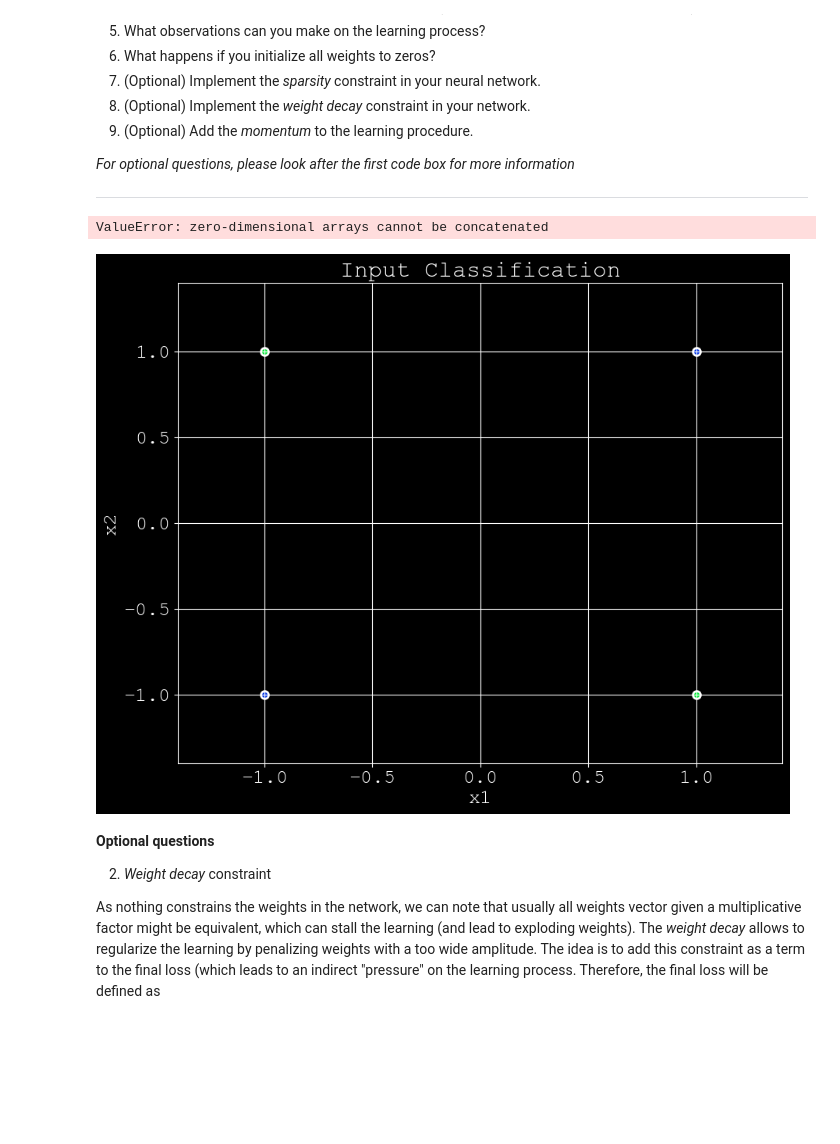
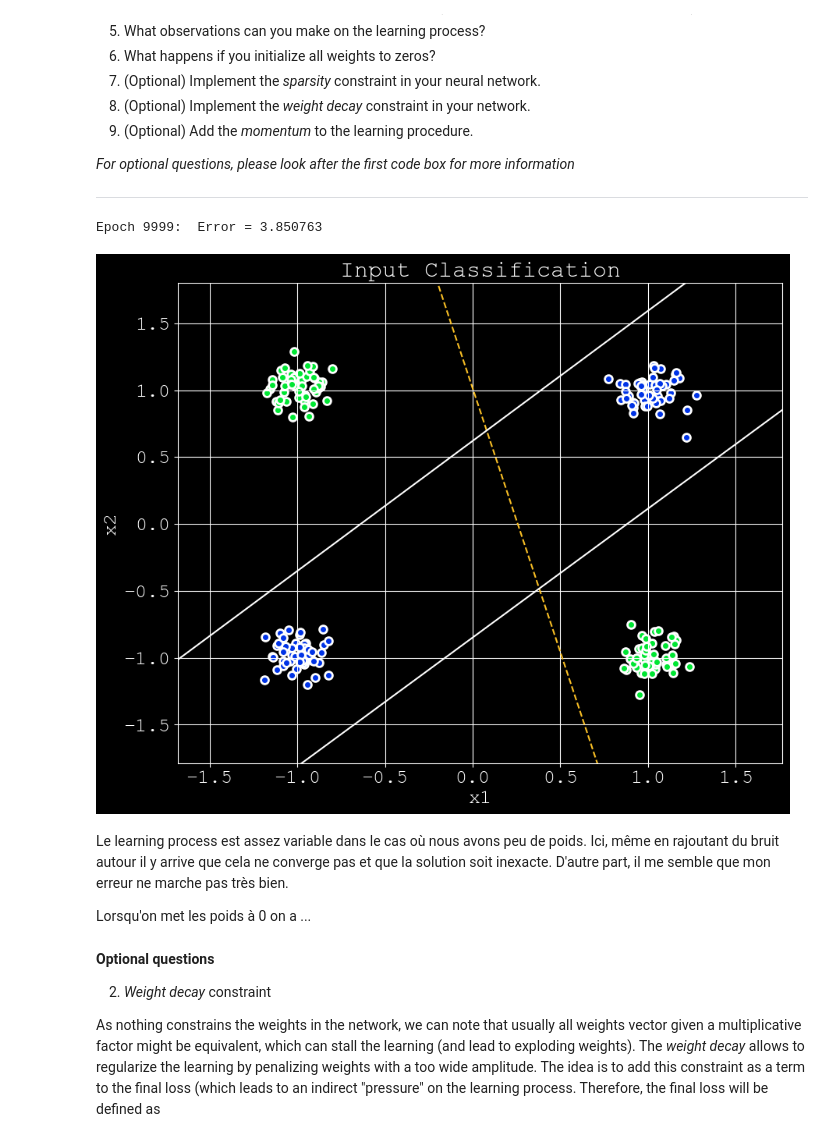
Before and after one commit to quentin-le-gall/Atiam_ml, a Jupyter notebook: 02a_neural_networks.ipynb, the cells around one changed output. Drawn from its saved outputs; the diff is of its cells as text; code cells hidden in the pictures; blank space fills up the shorter version.

```diff
--- a/02a_neural_networks.ipynb
+++ b/02a_neural_networks.ipynb
@@ -206,11 +194,20 @@ Finally, we will rely on the same loss $\mathcal{L_{D}}$ as in the previous exer
 We can construct the prototypical set of XOR values by using the following code (note that this is the most simple case, but still this is typically a problem that cannot be solved by a _linear classifier_
 # %%
 patterns = np.array([[-1, -1],[-1,  1],[1, -1],[1,  1]]).transpose() # Input patterns
-desired = np.array([0, 1, 1, 0])                       # Corresponding classes
+desired = np.array([0, 1, 1, 0])  # Corresponding classes
+out_patterns = []
+out_desired = []
+n_augment = 50
+for p in range(4):
+    rep_pat = np.repeat(patterns[:, p][:, np.newaxis], n_augment, axis=1)
+    out_patterns.append(np.random.randn(2, n_augment) * 0.1 + rep_pat)
+    out_desired.append(np.repeat([desired[p]], n_augment))
+out_patterns = (np.concatenate(out_patterns, axis=1))
+out_desired = (np.concatenate(out_desired))
 # Initialize based on their sizes
 nInputs = patterns.shape[0]
 nOutputs = 1
 nPat = patterns.shape[1]
 # First plot the patterns
-fig = plot_patterns(patterns, desired)
+fig = plot_patterns(out_patterns, out_desired)
 # %% [output]
@@ -262,42 +250,56 @@ def sigmoid(x):
     return 1 / (1 + np.exp(-x))
 def dsigmoid(a):
     return a * (1.0 - a)
+# %%
+nHiddens = 2           # Number of hidden units
+eta = 0.01             # Learning rate parameter
+
+# Overall input patterns
+inputs = out_patterns
 # %%
 # Weights of first and second layer
 weights1 = (np.random.randn(nHiddens, nInputs) - 0.5)      # 1st layer weights
 weights2 = (np.random.randn(nOutputs, nHiddens) - 0.5)     # 2nd layer weights
 bias1 = (np.random.randn(nHiddens, 1) - 0.5)               # 1st layer biases
 bias2 = (np.random.randn(nOutputs, 1) - 0.5)               # 2nd layer biases
+
+# Weights to 0
+#weigths1 = np.array([[0.0,0.0],[0.0,0.0]])
+#weights2 = np.array([[0.0,0.0]])
+
 # First plot the patterns
-fig = plot_patterns(patterns, desired);
+fig = plot_patterns(out_patterns, out_desired)
 # Iterate for a fixed number of iterations
 for epoch in range(10000):
     # Forward propagation avec fonction d'activation sigmoid
     O1 = weights1@inputs + bias1
     y_1= sigmoid(O1)
-    #print(y_1.shape)
     O2=weights2@y_1+bias2
-    #print(O2.shape)
     y_2 = sigmoid(O2)
-    #print(y_2.shape)
-    error = np.square(np.abs(desired - y_2))
+
+    error = np.sum(np.square(out_desired - y_2))
+    #print("Epoch %3d: Error = %f"  % (epoch, error))
 
     # Back-propagation
 
-    weights1 = weights1 + eta*weights2.T @(y_2-desired) * y_2*(1-y_2) * y_1*(1-y_1) @ inputs.T
-    weights2 = weights2 + eta*(y_2-desired) * y_2*(1-y_2) @ y_1.T
-    bias1 = bias1 + eta*weights2.T @(y_2-desired) *  y_1*(1-y_1)
-    bias2 = bias2 + eta*(y_2-desired)*y_2*(1-y_2)
-    #print('Epoch %3d:  Error = %f' % (epoch, TSS));
-    #if TSS < TSS_Limit:
-    #    break
+    weights1 = weights1 - eta*weights2.T @(y_2-out_desired) * y_2*(1-y_2) * y_1*(1-y_1) @ inputs.T
+    weights2 = weights2 -eta*(y_2-out_desired) * y_2*(1-y_2) @ y_1.T
+    bias1 = bias1 - eta*np.mean(weights2.T @(y_2-out_desired) *y_2*(1-y_2) *  y_1*(1-y_1))
+    bias2 = bias2 - eta*np.mean((y_2-out_desired)*y_2*(1-y_2),axis=1)
+
+    #print('Epoch %3d:  Error = %f' % (epoch, error));
     if (epoch - 1 % 20)==0:
         plot_boundary(np.concatenate((bias2, weights2), axis=1), epoch, '--', fig)
 
+#print('Epoch %3d:  Error = %f' % (epoch, error))
 plot_boundary(np.concatenate((bias1, weights1), axis=1), epoch, '-', fig)
 # %% [output]
-ValueError: zero-dimensional arrays cannot be concatenated
+Epoch 9999:  Error = 3.850763
-[figure, old version]
+[figure, new version]
+# %% [markdown]
+Le learning process est assez variable dans le cas où nous avons peu de poids. Ici, même en rajoutant du bruit autour il y arrive que cela ne converge pas et que la solution soit inexacte. D'autre part, il me semble que mon erreur ne marche pas très bien.
+
+Lorsqu'on met les poids à 0 on a ...
 # %% [markdown]
 **Optional questions**
 
```
Also changed, not shown: parts of 22 cells of this notebook, 2 other files.
